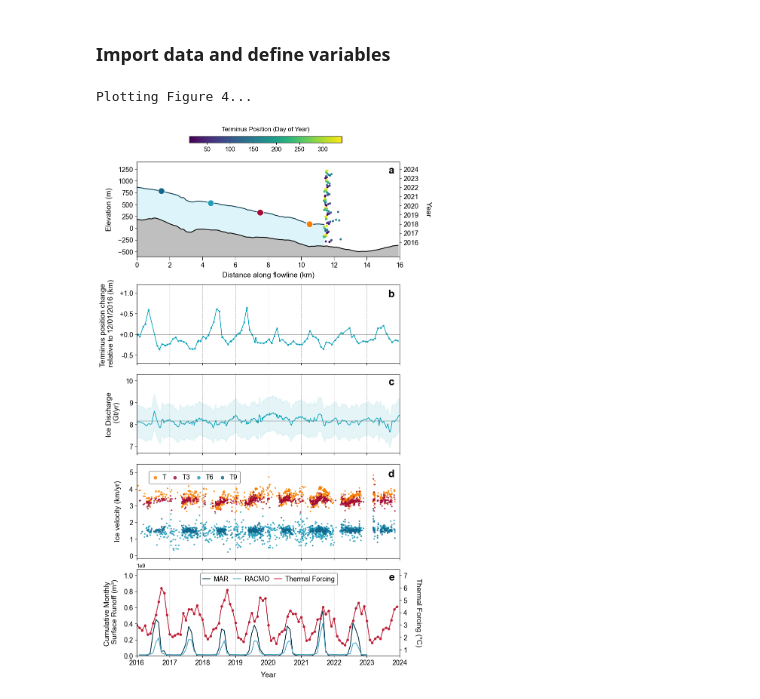
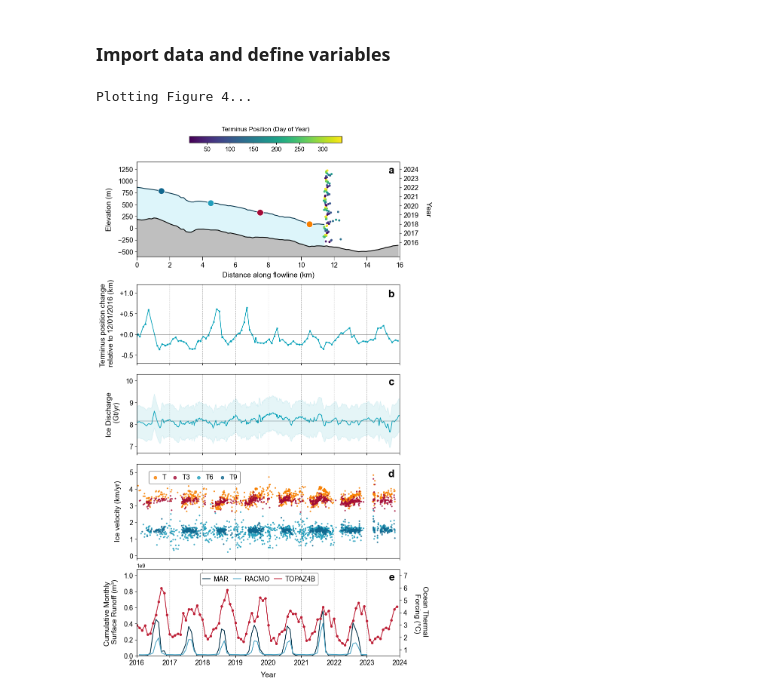
Before and after one commit to hannahpicton/koge_bugt_dynamics, a Jupyter notebook: code/Figure_4_Koge_Bugt_South.ipynb, the cells around one changed output. Saved outputs shown, nothing was run; the diff lists cells and outputs as text; code cells hidden in the pictures.

```diff
--- a/code/Figure_4_Koge_Bugt_South.ipynb
+++ b/code/Figure_4_Koge_Bugt_South.ipynb
@@ -213,34 +213,34 @@ ax5.text(0.98, 0.94, 'd', transform=ax5.transAxes, fontsize=20, fontweight='bold
 
 # Figure 4E - Surface Runoff and Ocean Thermal Forcing
 ax6 = fig.add_subplot(gs[5])
 ax6.plot(KBS_mar_cumulative_volume_monthly_sum.time, KBS_mar_cumulative_volume_monthly_sum, label='MAR', linewidth=1.5, color='#023047')
 ax6.plot(KBS_racmo_cumulative_volume_monthly_sum.time, KBS_racmo_cumulative_volume_monthly_sum, label='RACMO', linewidth=1.5, color='#4ba3c3')
 ax6.set_ylabel('Cumulative Monthly \n Surface Runoff (m³)', labelpad=10, fontsize=14)
 ax6.grid(axis='x', linestyle='--', alpha=0.9)
 ax6.set_ylim(0, 1075000000)
 ax6.set_xlim(pd.to_datetime('2016-01-01'), pd.to_datetime('2024-01-01'))
 ax6.text(0.98, 0.96, 'e', transform=ax6.transAxes, fontsize=20, fontweight='bold', va='top', ha='right')
 ax6.tick_params(axis='y', labelsize=13)
 ax6.tick_params(axis='x', labelsize=13)
 ax6.set_xlabel('Year', labelpad=10, fontsize=14)
 
 ax6_twin = ax6.twinx()
-ax6_twin.plot(data['time'], thermal_forcing_150m, label='Thermal Forcing', color='#bd1f36', linewidth=1.5)
+ax6_twin.plot(data['time'], thermal_forcing_150m, label='TOPAZ4B', color='#bd1f36', linewidth=1.5)
 ax6_twin.scatter(data['time'], thermal_forcing_150m, color='#bd1f36', s=15)
-ax6_twin.set_ylabel('Thermal Forcing (°C)', rotation=270, labelpad=28, fontsize=14)
+ax6_twin.set_ylabel('Ocean Thermal \n Forcing (°C)', rotation=270, labelpad=40, fontsize=14)
 ax6_twin.tick_params(axis='y', labelsize=13)
 ax6_twin.set_ylim(0.5, 7.5)
 ax6_twin.set_yticks(range(1, 8))
 
 handles1, labels1 = ax6.get_legend_handles_labels()
 handles2, labels2 = ax6_twin.get_legend_handles_labels()
 ax6.legend(handles1 + handles2, labels1 + labels2, loc='upper left', bbox_to_anchor=(0.22, 1.02), ncol=3, frameon=True, framealpha=1, fontsize=13, markerscale=2.2, columnspacing=0.7, handletextpad=0.5, fancybox=True, borderaxespad=0.8, edgecolor='gray', handlelength=1.1)
 
 # Save and print the figure
 fig.add_subplot(gs[1]).axis('off')
 plt.subplots_adjust(hspace=0.15)
-#plt.savefig('R:/KOGE_BUGT/github/figures/Figure_4_Koge_Bugt_South.png', dpi=300, bbox_inches='tight')
+plt.savefig('R:/KOGE_BUGT/github/figures/Figure_4_Koge_Bugt_South.png', dpi=300, bbox_inches='tight')
 plt.show()
 # %% [output]
 Plotting Figure 4...
-[figure, old version]
+[figure, new version]
```
Also changed, not shown: 5 other files.
